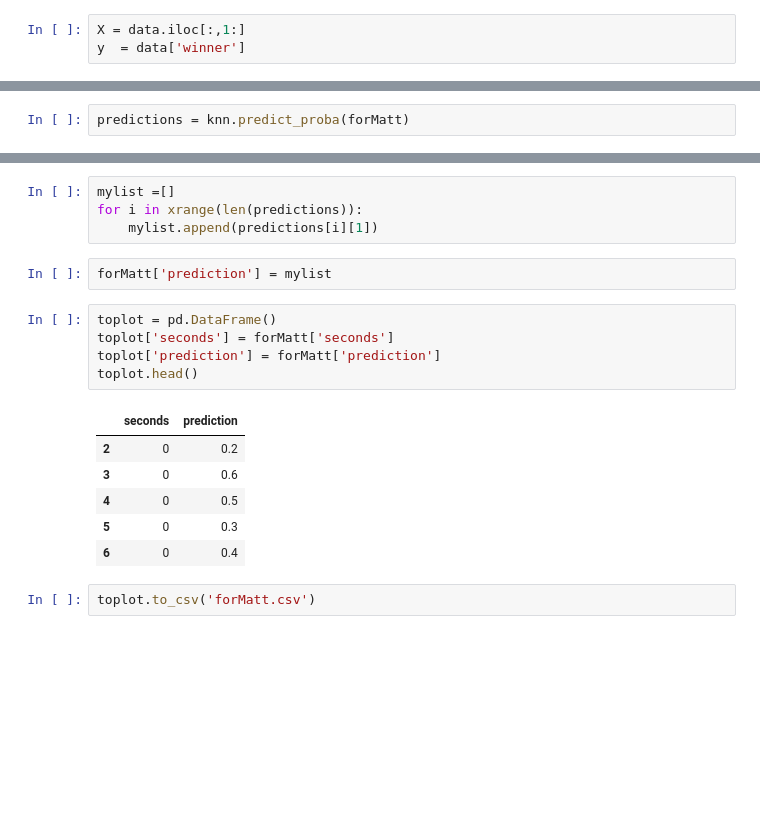
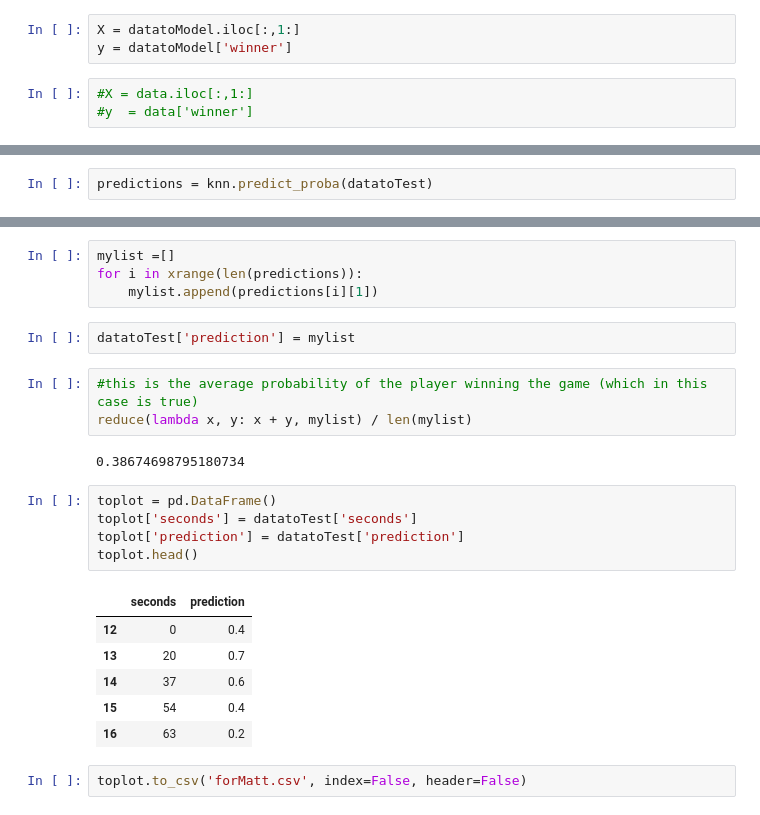
Before and after one commit to maxned/Bot-the-Builder, a Jupyter notebook: JosueFiles/KNN_Notebook.ipynb, the cells around one changed output, grey strips where cells are left out. Cells and saved outputs as stored; diff of their text form; blank space fills up the shorter version.

Commit message:
reshaped to include new data format

```diff
--- a/JosueFiles/KNN_Notebook.ipynb
+++ b/JosueFiles/KNN_Notebook.ipynb
@@ -42,6 +55,9 @@ from sklearn.model_selection import train_test_split
+# %%
+X = datatoModel.iloc[:,1:]
+y = datatoModel['winner']
 # %%
-X = data.iloc[:,1:]
-y  = data['winner']
+#X = data.iloc[:,1:]
+#y  = data['winner']
 # %%
 X_train, X_test, y_train, y_test = train_test_split(X,y, random_state = 42)
 # %%
@@ -86,5 +102,5 @@ forMatt = data.iloc[2:50,1:]
 # %%
-predictions = knn.predict_proba(forMatt)
+predictions = knn.predict_proba(datatoTest)
 # %%
 predictions[0][1]
 # %% [output]
@@ -102,18 +118,23 @@ mylist =[]
 for i in xrange(len(predictions)):
     mylist.append(predictions[i][1])
 # %%
-forMatt['prediction'] = mylist
+datatoTest['prediction'] = mylist
+# %%
+#this is the average probability of the player winning the game (which in this case is true)
+reduce(lambda x, y: x + y, mylist) / len(mylist)
+# %% [output]
+0.38674698795180734
 # %%
 toplot = pd.DataFrame()
-toplot['seconds'] = forMatt['seconds']
-toplot['prediction'] = forMatt['prediction']
+toplot['seconds'] = datatoTest['seconds']
+toplot['prediction'] = datatoTest['prediction']
 toplot.head()
 # %% [output]
 |  | seconds | prediction |
-| 2 | 0 | 0.2 |
-| 3 | 0 | 0.6 |
-| 4 | 0 | 0.5 |
-| 5 | 0 | 0.3 |
-| 6 | 0 | 0.4 |
+| 12 | 0 | 0.4 |
+| 13 | 20 | 0.7 |
+| 14 | 37 | 0.6 |
+| 15 | 54 | 0.4 |
+| 16 | 63 | 0.2 |
 # %%
-toplot.to_csv('forMatt.csv')
+toplot.to_csv('forMatt.csv', index=False, header=False)
```
Also changed, not shown: parts of 12 cells of this notebook, 3 other files.
